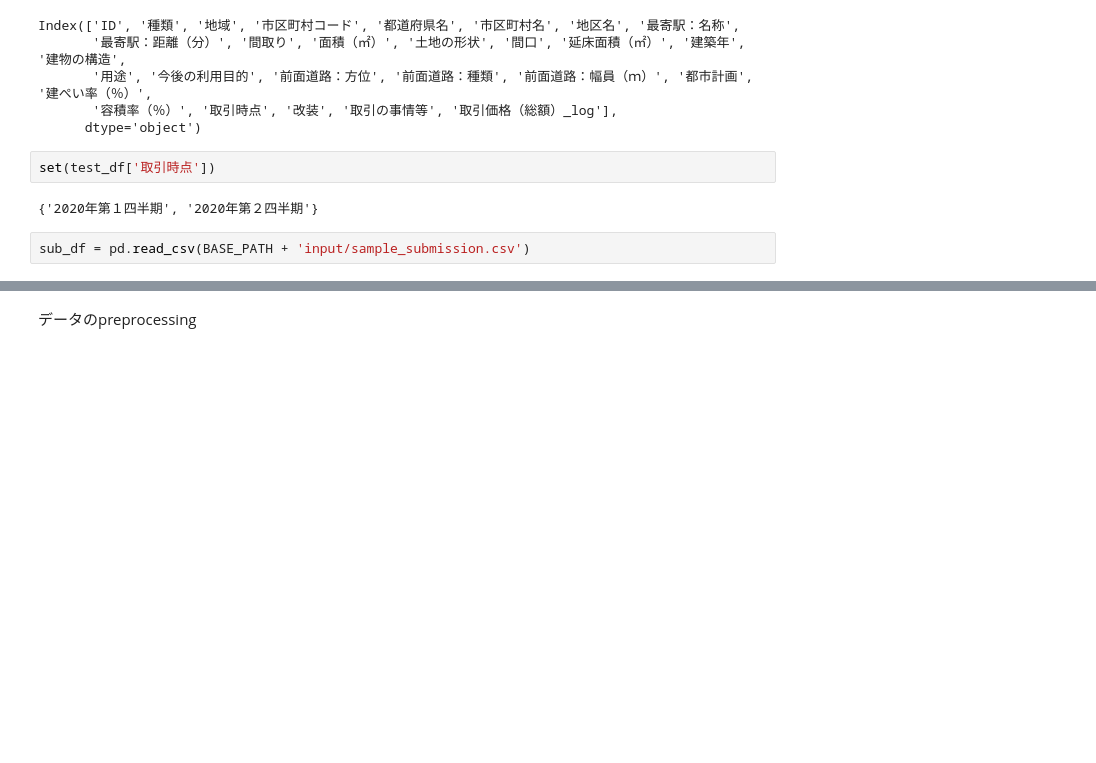
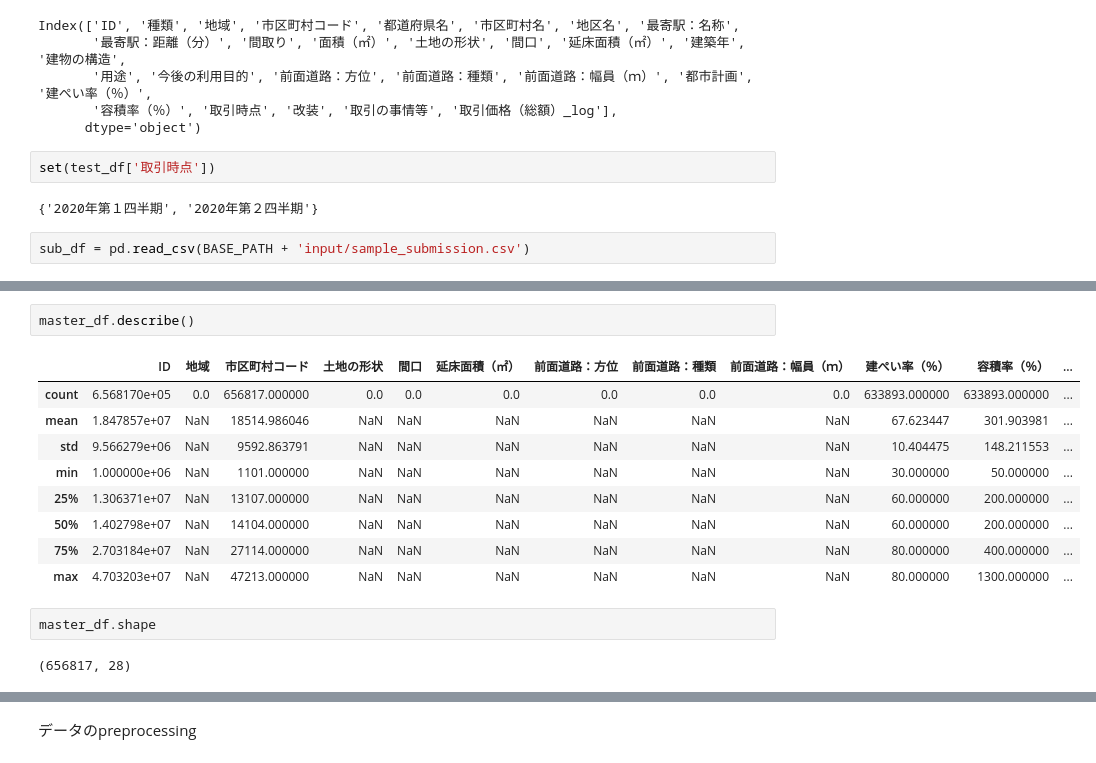
Before and after one commit to toyamaruru/cpt_training, a Jupyter notebook: training_cpt_特徴量変更_ver1_0.ipynb, the cells around one changed output, grey strips where cells are left out. Cells and saved outputs as stored; diff of their text form; blank space fills up the shorter version.

```diff
--- a/training_cpt_特徴量変更_ver1_0.ipynb
+++ b/training_cpt_特徴量変更_ver1_0.ipynb
@@ -100,0 +89,16 @@ sub_df = pd.read_csv(BASE_PATH + 'input/sample_submission.csv')
+# %%
+master_df.describe()
+# %% [output]
+|  | ID | 地域 | 市区町村コード | 土地の形状 | 間口 | 延床面積（㎡） | 前面道路：方位 | 前面道路：種類 | 前面道路：幅員（ｍ） | 建ぺい率（％） | 容積率（％） | ... |
+| count | 6.568170e+05 | 0.0 | 656817.000000 | 0.0 | 0.0 | 0.0 | 0.0 | 0.0 | 0.0 | 633893.000000 | 633893.000000 | ... |
+| mean | 1.847857e+07 | NaN | 18514.986046 | NaN | NaN | NaN | NaN | NaN | NaN | 67.623447 | 301.903981 | ... |
+| std | 9.566279e+06 | NaN | 9592.863791 | NaN | NaN | NaN | NaN | NaN | NaN | 10.404475 | 148.211553 | ... |
+| min | 1.000000e+06 | NaN | 1101.000000 | NaN | NaN | NaN | NaN | NaN | NaN | 30.000000 | 50.000000 | ... |
+| 25% | 1.306371e+07 | NaN | 13107.000000 | NaN | NaN | NaN | NaN | NaN | NaN | 60.000000 | 200.000000 | ... |
+| 50% | 1.402798e+07 | NaN | 14104.000000 | NaN | NaN | NaN | NaN | NaN | NaN | 60.000000 | 200.000000 | ... |
+| 75% | 2.703184e+07 | NaN | 27114.000000 | NaN | NaN | NaN | NaN | NaN | NaN | 80.000000 | 400.000000 | ... |
+| max | 4.703203e+07 | NaN | 47213.000000 | NaN | NaN | NaN | NaN | NaN | NaN | 80.000000 | 1300.000000 | ... |
+# %%
+master_df.shape
+# %% [output]
+(656817, 28)
```
Also changed, not shown: parts of 10 cells of this notebook.
